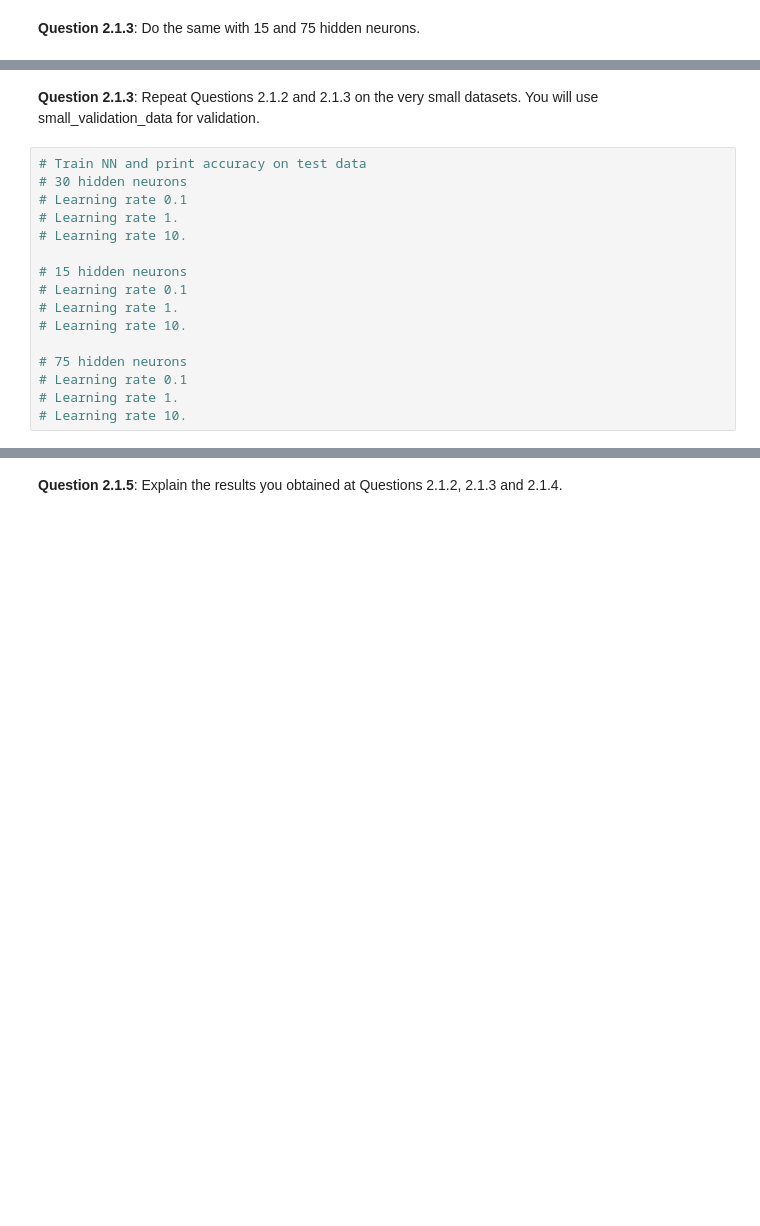
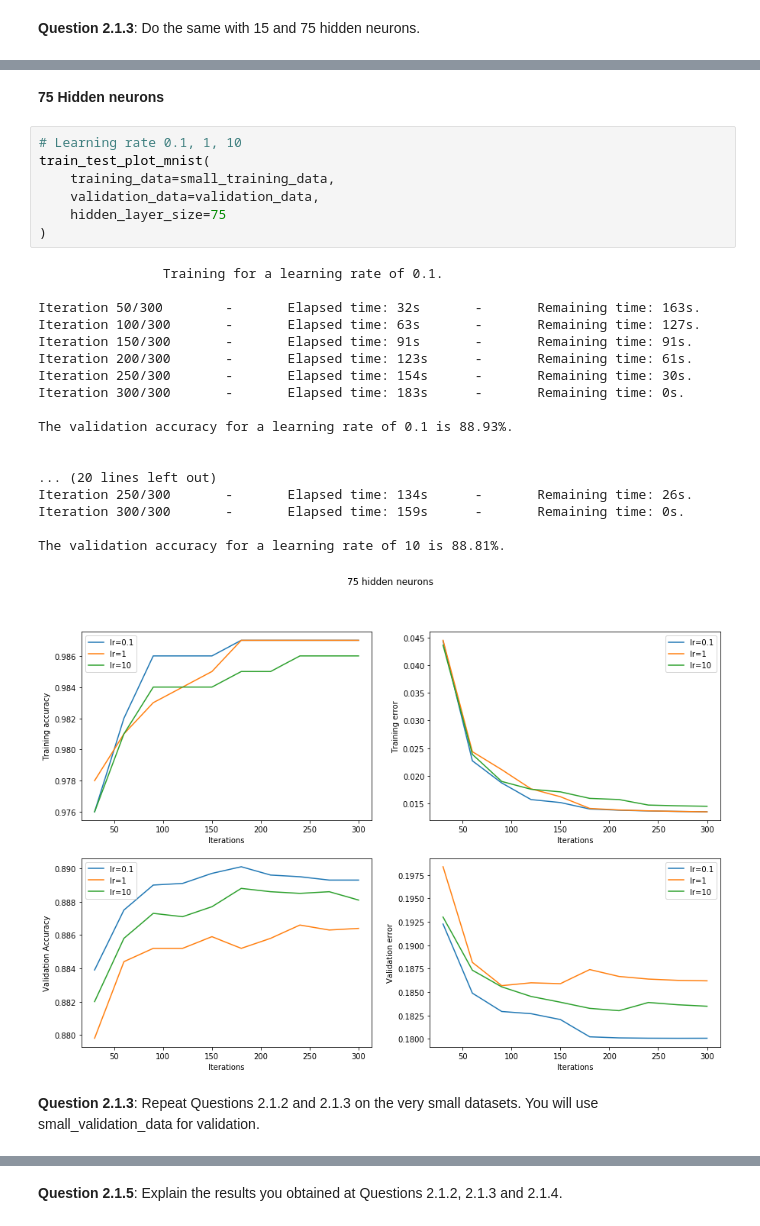
Before and after one commit to intv0id/DeepLearning, a Jupyter notebook: Lab1/Lab1_DL-Students_v3.ipynb, the cells around one changed output, grey strips where cells are left out. Drawn from its saved outputs; the diff is of its cells as text; blank space fills up the shorter version.

```diff
--- a/Lab1/Lab1_DL-Students_v3.ipynb
+++ b/Lab1/Lab1_DL-Students_v3.ipynb
@@ -244,18 +549,30 @@ mnist_model =
+# %% [markdown]
+**75 Hidden neurons**
+# %%
+# Learning rate 0.1, 1, 10
+train_test_plot_mnist(
+    training_data=small_training_data,
+    validation_data=validation_data,
+    hidden_layer_size=75
+)
+# %% [output]
+                Training for a learning rate of 0.1.
+
+Iteration 50/300        -       Elapsed time: 32s       -       Remaining time: 163s.
+Iteration 100/300       -       Elapsed time: 63s       -       Remaining time: 127s.
+Iteration 150/300       -       Elapsed time: 91s       -       Remaining time: 91s.
+Iteration 200/300       -       Elapsed time: 123s      -       Remaining time: 61s.
+Iteration 250/300       -       Elapsed time: 154s      -       Remaining time: 30s.
+Iteration 300/300       -       Elapsed time: 183s      -       Remaining time: 0s.
+
+The validation accuracy for a learning rate of 0.1 is 88.93%.
+
+
+... (20 lines left out)
+Iteration 250/300       -       Elapsed time: 134s      -       Remaining time: 26s.
+Iteration 300/300       -       Elapsed time: 159s      -       Remaining time: 0s.
+
+The validation accuracy for a learning rate of 10 is 88.81%.
+[figure, added]
 # %% [markdown]
 <b>Question 2.1.3</b>: Repeat Questions 2.1.2 and 2.1.3 on the very small datasets. You will use small_validation_data for validation.
-# %%
-# Train NN and print accuracy on test data
-# 30 hidden neurons
-# Learning rate 0.1
-# Learning rate 1.
-# Learning rate 10.
-
-# 15 hidden neurons
-# Learning rate 0.1
-# Learning rate 1.
-# Learning rate 10.
-
-# 75 hidden neurons
-# Learning rate 0.1
-# Learning rate 1.
-# Learning rate 10.
```
Also changed, not shown: parts of 37 cells of this notebook, 3 other files.
